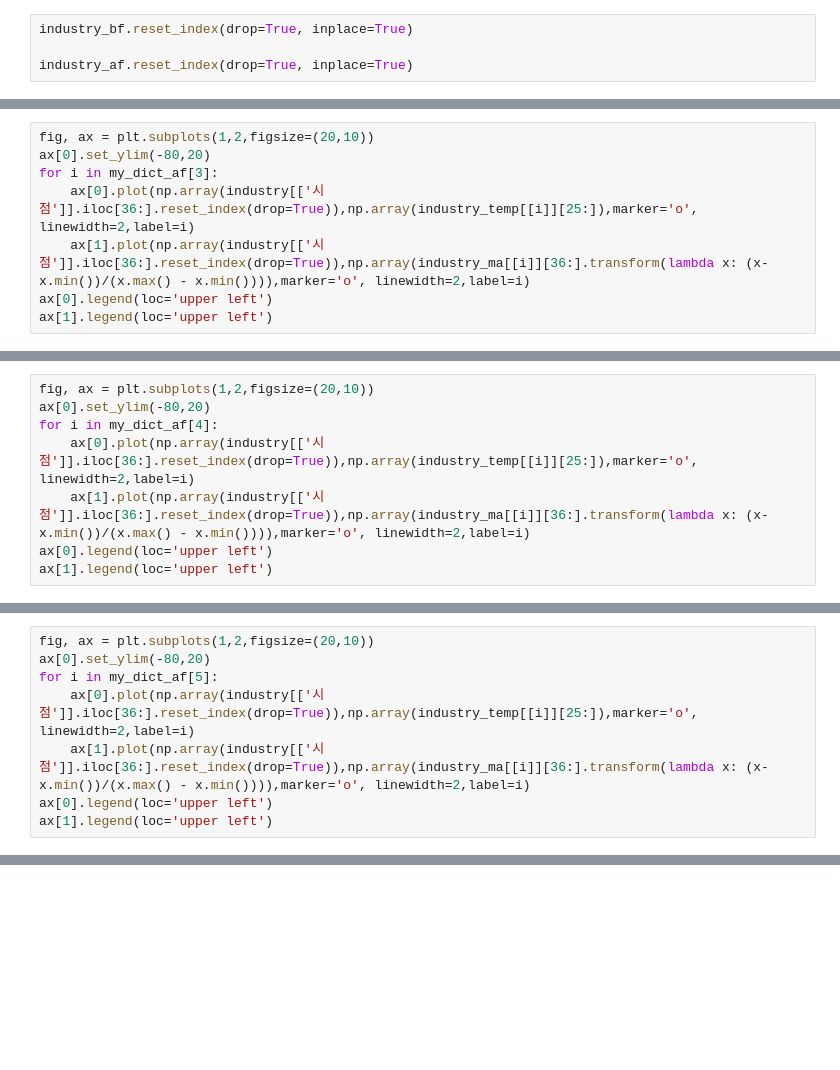
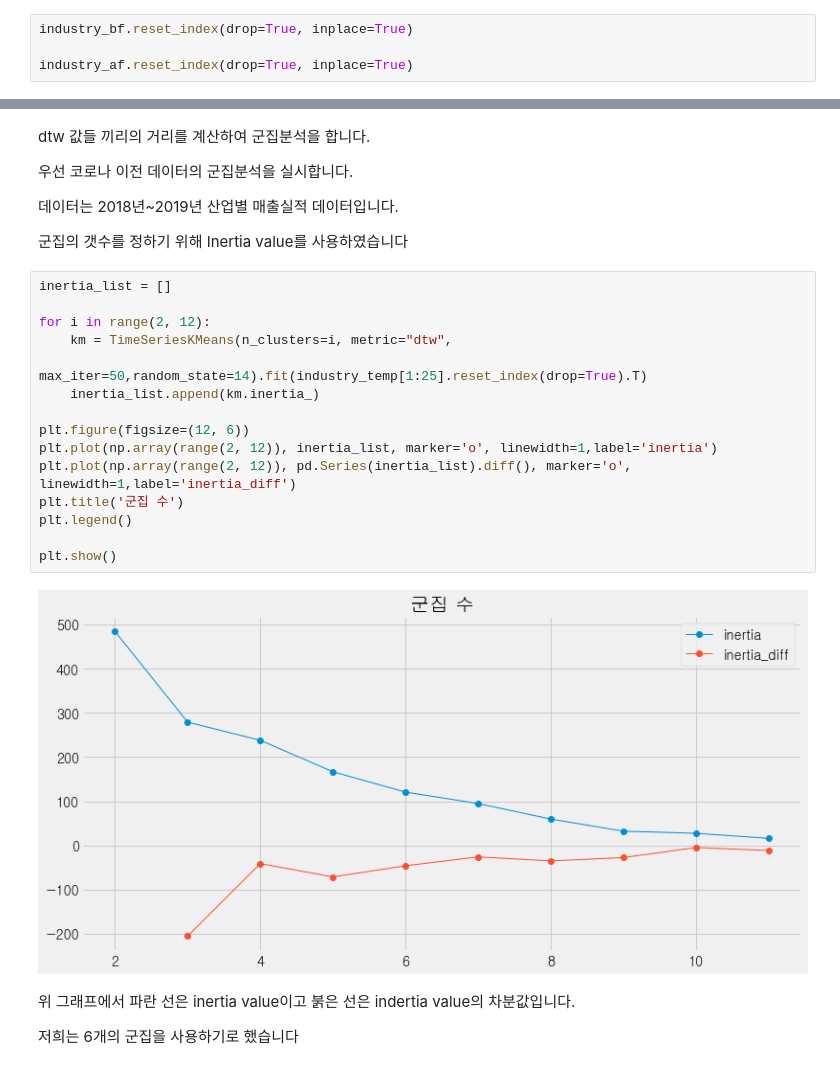
Before and after one commit to BaeHyungjun/TeamFPB, a Jupyter notebook: 강민석/업종별-final-seaon_diff_ma.ipynb, the cells around one changed output, grey strips where cells are left out. Cells and saved outputs as stored; diff of their text form; blank space fills up the shorter version.

```diff
--- a/강민석/업종별-final-seaon_diff_ma.ipynb
+++ b/강민석/업종별-final-seaon_diff_ma.ipynb
@@ -182,8 +92,0 @@ ax[1].legend(loc='upper left')
-# %%
-fig, ax = plt.subplots(1,2,figsize=(20,10))
-ax[0].set_ylim(-80,20)
-for i in my_dict_af[3]:
-    ax[0].plot(np.array(industry[['시점']].iloc[36:].reset_index(drop=True)),np.array(industry_temp[[i]][25:]),marker='o', linewidth=2,label=i)
-    ax[1].plot(np.array(industry[['시점']].iloc[36:].reset_index(drop=True)),np.array(industry_ma[[i]][36:].transform(lambda x: (x-x.min())/(x.max() - x.min()))),marker='o', linewidth=2,label=i)
-ax[0].legend(loc='upper left')
-ax[1].legend(loc='upper left')
@@ -193,8 +92,0 @@ ax[1].legend(loc='upper left')
-# %%
-fig, ax = plt.subplots(1,2,figsize=(20,10))
-ax[0].set_ylim(-80,20)
-for i in my_dict_af[4]:
-    ax[0].plot(np.array(industry[['시점']].iloc[36:].reset_index(drop=True)),np.array(industry_temp[[i]][25:]),marker='o', linewidth=2,label=i)
-    ax[1].plot(np.array(industry[['시점']].iloc[36:].reset_index(drop=True)),np.array(industry_ma[[i]][36:].transform(lambda x: (x-x.min())/(x.max() - x.min()))),marker='o', linewidth=2,label=i)
-ax[0].legend(loc='upper left')
-ax[1].legend(loc='upper left')
@@ -204,8 +92,0 @@ ax[1].legend(loc='upper left')
-# %%
-fig, ax = plt.subplots(1,2,figsize=(20,10))
-ax[0].set_ylim(-80,20)
-for i in my_dict_af[5]:
-    ax[0].plot(np.array(industry[['시점']].iloc[36:].reset_index(drop=True)),np.array(industry_temp[[i]][25:]),marker='o', linewidth=2,label=i)
-    ax[1].plot(np.array(industry[['시점']].iloc[36:].reset_index(drop=True)),np.array(industry_ma[[i]][36:].transform(lambda x: (x-x.min())/(x.max() - x.min()))),marker='o', linewidth=2,label=i)
-ax[0].legend(loc='upper left')
-ax[1].legend(loc='upper left')
@@ -230,0 +164,29 @@ my_dict_bf
+# %% [markdown]
+dtw 값들 끼리의 거리를 계산하여 군집분석을 합니다.
+
+우선 코로나 이전 데이터의 군집분석을 실시합니다.
+
+데이터는 2018년~2019년 산업별 매출실적 데이터입니다.
+
+군집의 갯수를 정하기 위해 Inertia value를 사용하였습니다
+# %%
+inertia_list = []
+
+for i in range(2, 12):
+    km = TimeSeriesKMeans(n_clusters=i, metric="dtw",
+                          max_iter=50,random_state=14).fit(industry_temp[1:25].reset_index(drop=True).T)
+    inertia_list.append(km.inertia_)
+
+plt.figure(figsize=(12, 6))
+plt.plot(np.array(range(2, 12)), inertia_list, marker='o', linewidth=1,label='inertia')
+plt.plot(np.array(range(2, 12)), pd.Series(inertia_list).diff(), marker='o', linewidth=1,label='inertia_diff')
+plt.title('군집 수')
+plt.legend()
+
+plt.show()
+# %% [output]
+[figure, added]
+# %% [markdown]
+위 그래프에서 파란 선은 inertia value이고 붉은 선은 indertia value의 차분값입니다.
+
+저희는 6개의 군집을 사용하기로 했습니다
```
Also changed, not shown: parts of 44 cells of this notebook.
